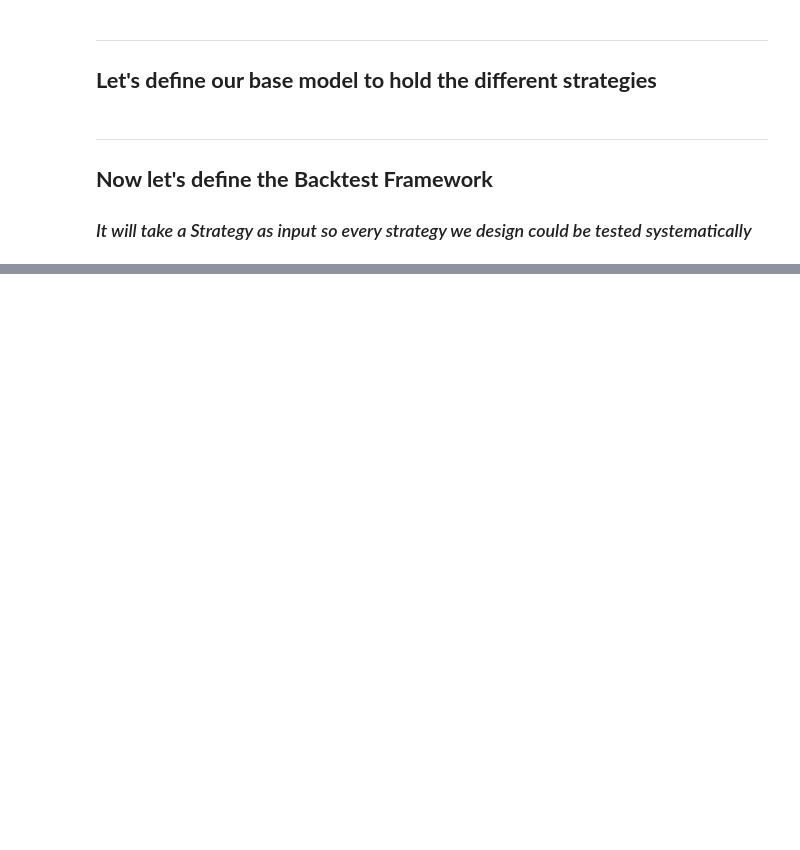
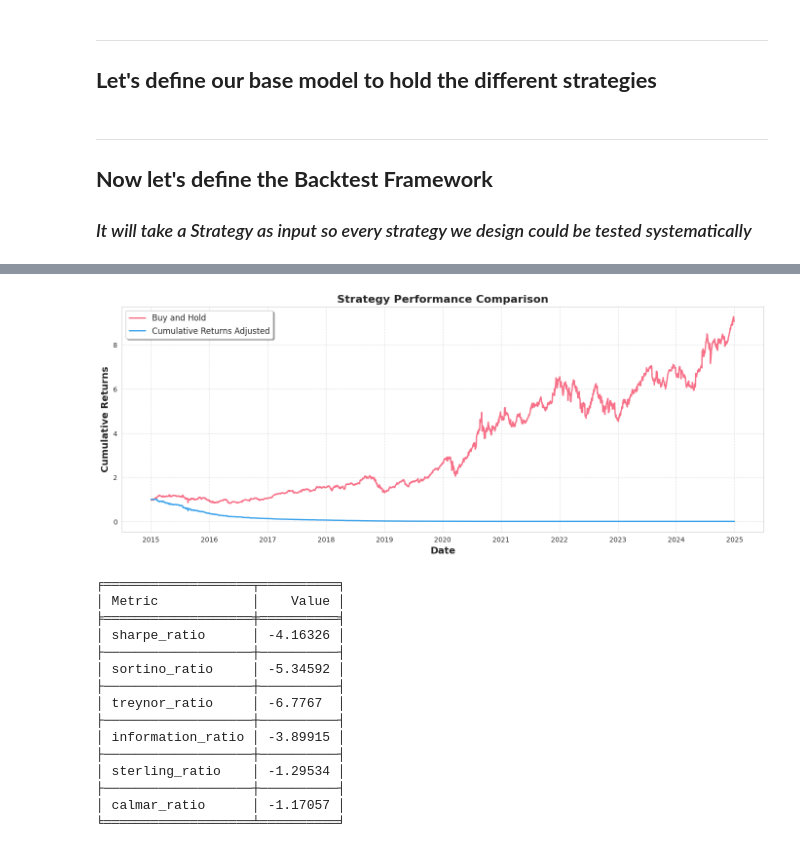
Before and after one commit to Cheval-Paresseux/ChevalParesseux-lib, a Jupyter notebook: notebooks/Naive.ipynb, the cells around one changed output, grey strips where cells are left out. Saved outputs shown, nothing was run; the diff lists cells and outputs as text; code cells hidden in the pictures; blank space fills up the shorter version.

```diff
--- a/notebooks/Naive.ipynb
+++ b/notebooks/Naive.ipynb
@@ -459,0 +905,22 @@ backtest.plot_strategy(by_date=True, BuyAndHold=False)
+# %%
+"""Let's plot the results as time bars."""
+backtest.plot_timeBars()
+table = [(key, value) for key, value in time_stats.items()]
+print(tabulate(table, headers=["Metric", "Value"], tablefmt="fancy_grid"))
+# %% [output]
+[figure, added]
+╒═══════════════════╤══════════╕
+│ Metric            │    Value │
+╞═══════════════════╪══════════╡
+│ sharpe_ratio      │ -4.16326 │
+├───────────────────┼──────────┤
+│ sortino_ratio     │ -5.34592 │
+├───────────────────┼──────────┤
+│ treynor_ratio     │ -6.7767  │
+├───────────────────┼──────────┤
+│ information_ratio │ -3.89915 │
+├───────────────────┼──────────┤
+│ sterling_ratio    │ -1.29534 │
+├───────────────────┼──────────┤
+│ calmar_ratio      │ -1.17057 │
+╘═══════════════════╧══════════╛
```
Also changed, not shown: parts of 17 cells of this notebook, 2 other files.
